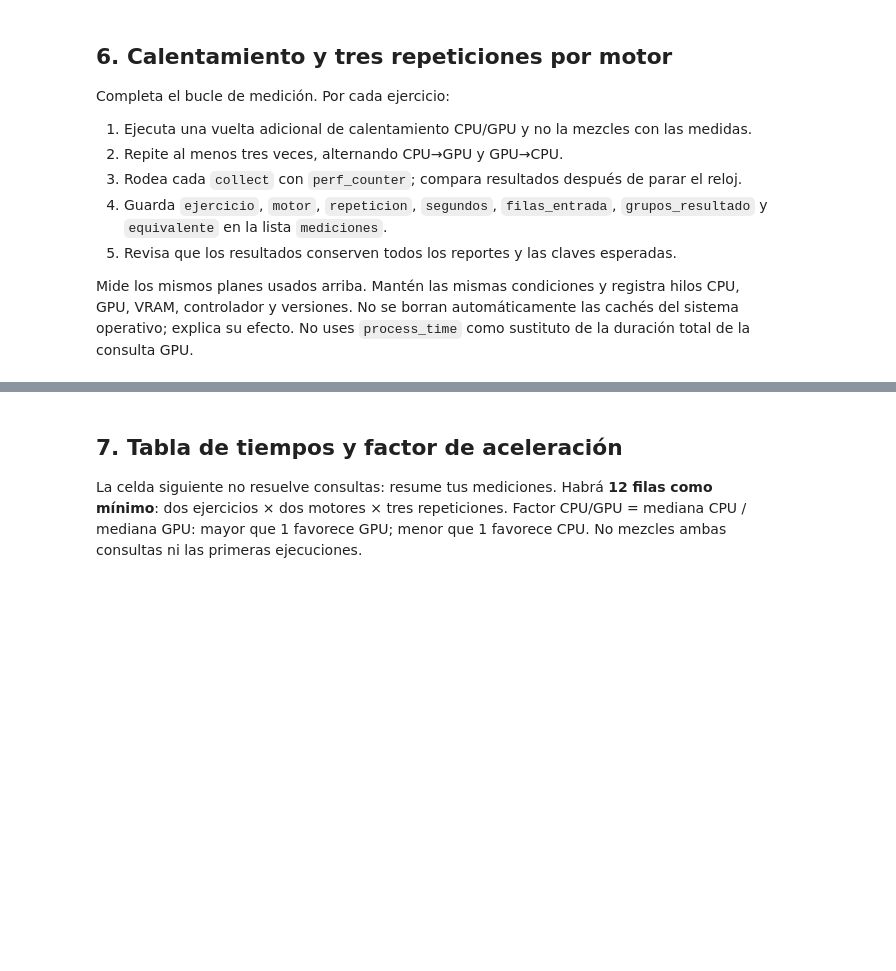
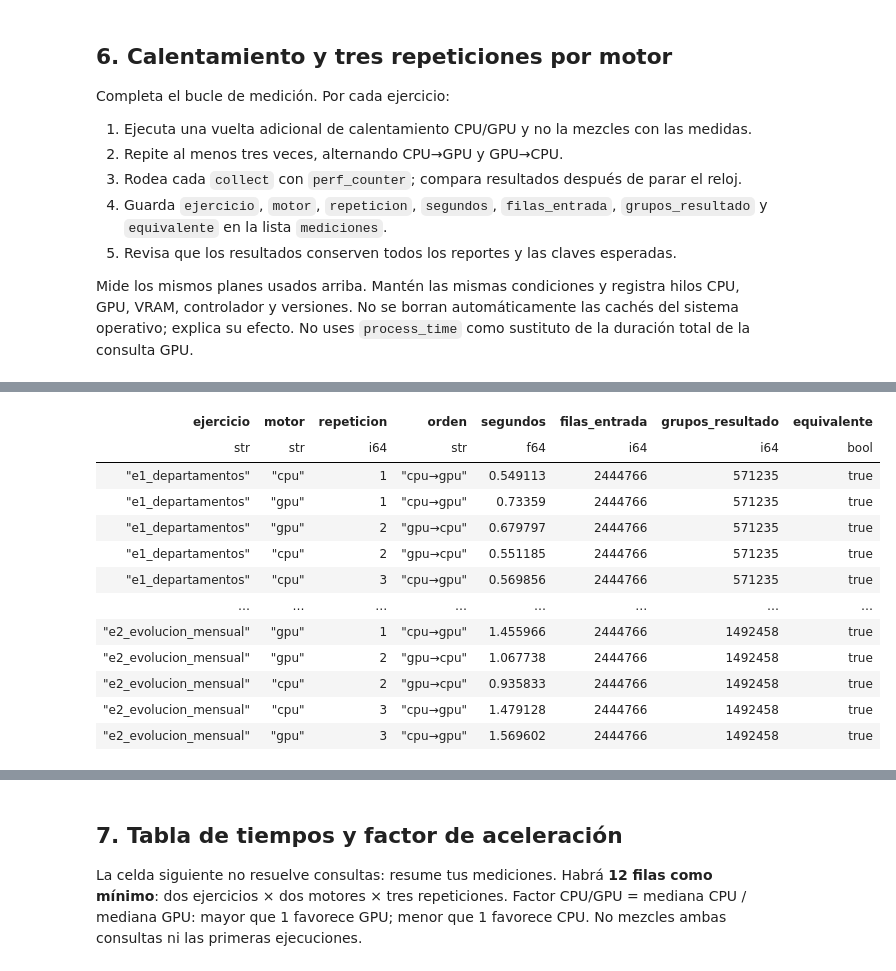
Before and after one commit to stefany16-web/big-data-postgraduate, a Jupyter notebook: soluciones/PD06_PQRS_agregaciones_CPU_GPU.ipynb, the cells around one changed output, grey strips where cells are left out. Cells and saved outputs as stored; diff of their text form; code cells hidden in the pictures; blank space fills up the shorter version.

Commit message:
Agregar solucion del taller PD06 de agregaciones PQRS CPU y GPU

```diff
--- a/soluciones/PD06_PQRS_agregaciones_CPU_GPU.ipynb
+++ b/soluciones/PD06_PQRS_agregaciones_CPU_GPU.ipynb
@@ -401,7 +422,17 @@ Conserva las fechas inválidas en el control total y sepáralas al presentar la
 cronología. No inventes meses ni rellenes silenciosamente ausencias con cero.
 Declara el plan lazy como `consulta_e2`, sin ejecutarlo todavía.
 # %%
-# TODO: desarrollar el ejercicio 2: mismas dimensiones + anio y mes_num.
-# La ordenación por anio y mes_num debe estar en el plan medido.
-consulta_e2 = None
-raise NotImplementedError('Desarrollar la agregación mensual y su orden ascendente')
+# Mismas dimensiones del ejercicio 1 + año y mes numéricos (Int16 / Int8).
+CLAVES_E2 = ['anio', 'mes_num', *CLAVES_E1]
+
+# Orden cronológico ascendente (1, 2, …, 10, no '1', '10', '2'), después
+# departamento y perfil para una salida reproducible. Fechas inválidas (nulas) al final:
+# se cuentan en el total y se separan al presentar la cronología.
+consulta_e2 = (
+    fuente
+    .select(CLAVES_E2)
+    .group_by(CLAVES_E2)
+    .agg(pl.len().alias('quejas'))
+    .sort(CLAVES_E2, nulls_last=True)
+)
+print(consulta_e2.explain())
@@ -505,5 +696,48 @@ sustituto de la duración total de la consulta GPU.
 # %%
 mediciones = []
-# TODO: desarrollar aquí calentamiento, alternancia, reloj, validación y registro.
-# La ejecución de cada collect debe quedar visible en este bucle.
-raise NotImplementedError('Completar las tres repeticiones CPU/GPU de ambos ejercicios')
+calentamiento = []
+MOTORES = {'cpu': 'streaming', 'gpu': engine_gpu}
+REFERENCIAS = {'e1_departamentos': cpu_e1, 'e2_evolucion_mensual': cpu_e2}
+del gpu_e1, gpu_e2  # libera memoria; las referencias CPU ya fueron validadas contra GPU
+
+def es_equivalente(df: pl.DataFrame, nombre: str) -> bool:
+    """Compara TODAS las filas contra la referencia validada; nunca dentro del reloj."""
+    claves = CLAVES_RESULTADO[nombre]
+    try:
+        assert_frame_equal(REFERENCIAS[nombre].sort(claves), df.sort(claves), check_exact=True)
+    except AssertionError:
+        return False
+    return int(df['quejas'].sum()) == TOTAL_ESPERADO and df.columns == claves + ['quejas']
+
+for nombre, consulta in CONSULTAS.items():
+    # 1) Calentamiento CPU y GPU: se registra aparte y no entra en las medianas.
+    for motor in ('cpu', 'gpu'):
+        inicio = perf_counter()
+        resultado = consulta.collect(engine=MOTORES[motor])
+        segundos = perf_counter() - inicio
+        calentamiento.append({'ejercicio': nombre, 'motor': motor, 'segundos': segundos,
+                              'equivalente': es_equivalente(resultado, nombre)})
+        del resultado
+
+    # 2) Repeticiones alternando el orden: impar CPU→GPU, par GPU→CPU.
+    for repeticion in range(1, REPETICIONES + 1):
+        orden = ('cpu', 'gpu') if repeticion % 2 == 1 else ('gpu', 'cpu')
+        for motor in orden:
+            inicio = perf_counter()                               # ── reloj ──
+            resultado = consulta.collect(engine=MOTORES[motor])   # leer+agregar+ordenar
+            segundos = perf_counter() - inicio                    # ── fin reloj ──
+            equivalente = es_equivalente(resultado, nombre)       # fuera del reloj
+            mediciones.append({
+                'ejercicio': nombre, 'motor': motor, 'repeticion': repeticion,
+                'orden': '→'.join(orden), 'segundos': segundos,
+                'filas_entrada': int(resultado['quejas'].sum()),
+                'grupos_resultado': resultado.height, 'equivalente': equivalente})
+            assert equivalente, f'{nombre} · {motor} · rep {repeticion}: resultado distinto'
+            del resultado
+        print(f'{nombre} · repetición {repeticion} ({"→".join(orden)}):',
+              ' · '.join(f"{m['motor']} {m['segundos']:.3f} s" for m in mediciones[-2:]))
+
+pl.DataFrame(calentamiento).write_csv(OUT / 'calentamiento_PD06.csv')
+display(pl.DataFrame(calentamiento))
+display(pl.DataFrame(mediciones))
+# %% [output]
@@ -509,0 +758,13 @@ raise NotImplementedError('Completar las tres repeticiones CPU/GPU de ambos ejer
+| ejercicio | motor | repeticion | orden | segundos | filas_entrada | grupos_resultado | equivalente |
+| str | str | i64 | str | f64 | i64 | i64 | bool |
+| "e1_departamentos" | "cpu" | 1 | "cpu→gpu" | 0.549113 | 2444766 | 571235 | true |
+| "e1_departamentos" | "gpu" | 1 | "cpu→gpu" | 0.73359 | 2444766 | 571235 | true |
+| "e1_departamentos" | "gpu" | 2 | "gpu→cpu" | 0.679797 | 2444766 | 571235 | true |
+| "e1_departamentos" | "cpu" | 2 | "gpu→cpu" | 0.551185 | 2444766 | 571235 | true |
+| "e1_departamentos" | "cpu" | 3 | "cpu→gpu" | 0.569856 | 2444766 | 571235 | true |
+| … | … | … | … | … | … | … | … |
+| "e2_evolucion_mensual" | "gpu" | 1 | "cpu→gpu" | 1.455966 | 2444766 | 1492458 | true |
+| "e2_evolucion_mensual" | "gpu" | 2 | "gpu→cpu" | 1.067738 | 2444766 | 1492458 | true |
+| "e2_evolucion_mensual" | "cpu" | 2 | "gpu→cpu" | 0.935833 | 2444766 | 1492458 | true |
+| "e2_evolucion_mensual" | "cpu" | 3 | "cpu→gpu" | 1.479128 | 2444766 | 1492458 | true |
+| "e2_evolucion_mensual" | "gpu" | 3 | "cpu→gpu" | 1.569602 | 2444766 | 1492458 | true |
```
Also changed, not shown: parts of 22 cells of this notebook, 1 other file.
